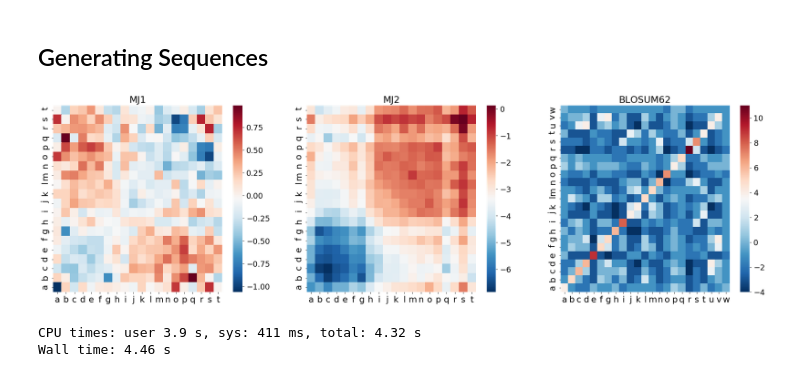
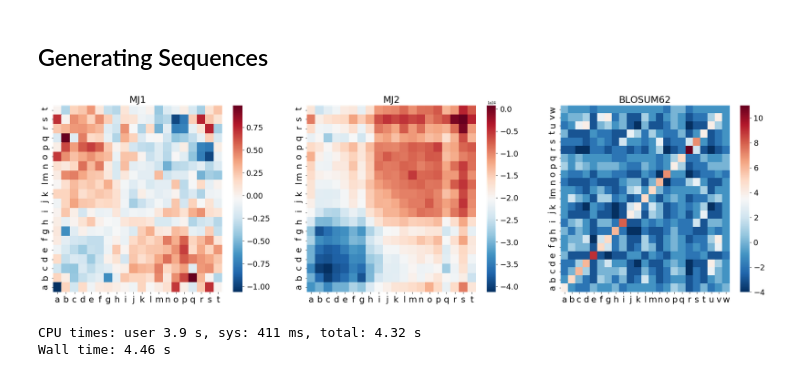
Before and after one commit to betoto008/Affinity_maturation, a Jupyter notebook: Jupyter_Notebooks/Stochastic_simulation.ipynb, the cells around one changed output. Cells and saved outputs as stored; diff of their text form; code cells hidden in the pictures.

```diff
--- a/Jupyter_Notebooks/Stochastic_simulation.ipynb
+++ b/Jupyter_Notebooks/Stochastic_simulation.ipynb
@@ -13,7 +13,8 @@ import os.path
 import pickle
 from matplotlib import style
 from scipy.interpolate import interp1d
-
+N_A = 6.02214076e23
+k_BT = 1.380649e-23*293
 style.use('seaborn-paper')
 print(style.available)
 %autosave 60
@@ -24,17 +25,17 @@ Autosaving every 60 seconds
 ## Generating Sequences
 # %%
 M1 = np.loadtxt('../Text_files/MJ.txt', skiprows= 1, usecols=range(1,21)).tolist()
-M2 = np.loadtxt('../Text_files/MJ2.txt', skiprows= 1, usecols=range(1,21)).tolist()
+M2 = (np.loadtxt('../Text_files/MJ2.txt', skiprows= 1, usecols=range(1,21))*N_A).tolist()
 M3 = np.loadtxt('../Text_files/BLOSUM62.txt', skiprows= 1, max_rows = 23, usecols=range(1,24)).tolist()
 Alphabet = ['a', 'b', 'c', 'd', 'e', 'f', 'g', 'h', 'i', 'j', 'k', 'l', 'm', 'n', 'o', 'p', 'q', 'r', 's', 't']
 Alphabet2 = ['a', 'b', 'c', 'd', 'e', 'f', 'g', 'h', 'i', 'j', 'k', 'l', 'm', 'n', 'o', 'p', 'q', 'r', 's', 't', 'u', 'v', 'w']
 fig, ax = plt.subplots(1,3,figsize=(30,8))
 
 plot_energy_matrix(Energy_Matrix = M1, Alphabet = Alphabet, title = 'MJ1', ax = ax[0])
 plot_energy_matrix(Energy_Matrix = M2, Alphabet = Alphabet, title = 'MJ2', ax = ax[1])
 plot_energy_matrix(Energy_Matrix = M3, Alphabet = Alphabet2, title = 'BLOSUM62', ax = ax[2])
 # %% [output]
-[figure, old version]
+[figure, new version]
 # %%
 %%time
 n_seq = 100000
```
